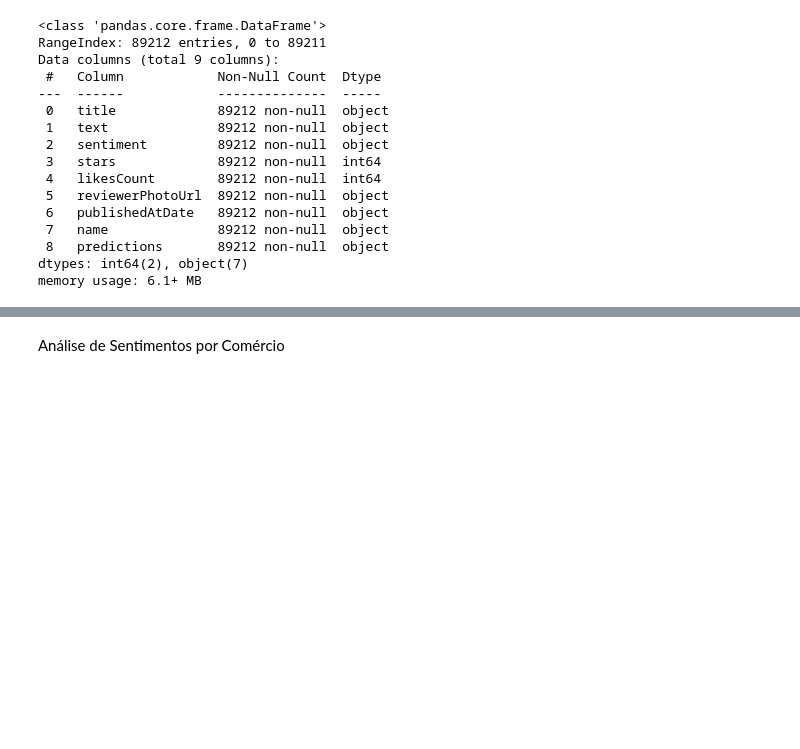
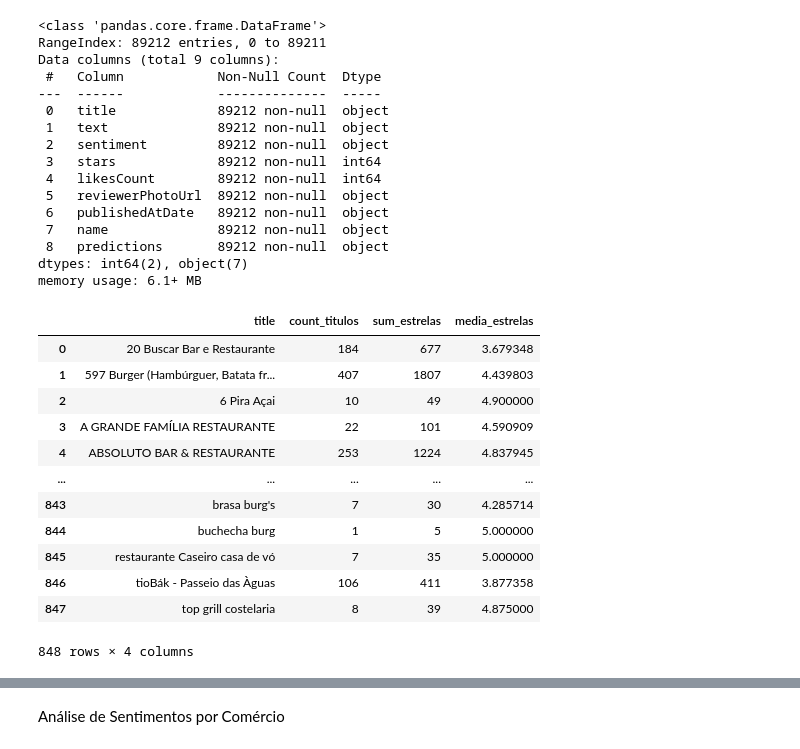
Before and after one commit to Marcos-VM-1708/PAD_JOB, a Jupyter notebook: Ask/AnalisesSentimento/AnaliseComercial.ipynb, the cells around one changed output, grey strips where cells are left out. Cells and saved outputs as stored; diff of their text form; code cells hidden in the pictures; blank space fills up the shorter version.

```diff
--- a/Ask/AnalisesSentimento/AnaliseComercial.ipynb
+++ b/Ask/AnalisesSentimento/AnaliseComercial.ipynb
@@ -64,0 +39,36 @@ dataset = pd.DataFrame({
+# %%
+grouped = dataset.groupby('title').agg(
+    #contando quantas vezes title ocorreu
+    count_titulos=('title', 'count'),
+    #soma das estrelas
+    sum_estrelas=('stars', 'sum')
+).reset_index()
+
+grouped = dataset.groupby('title').agg(
+    count_titulos=('title', 'count'),
+    sum_estrelas=('stars', 'sum')
+).reset_index()
+
+grouped['media_estrelas'] = grouped['sum_estrelas'] / grouped['count_titulos']
+
+
+frequent_titles = grouped[grouped['count_titulos'] >= 10]
+top_titles = frequent_titles.sort_values('media_estrelas', ascending=False).head(10)
+bottom_titles = frequent_titles.sort_values('media_estrelas', ascending=True).head(10)
+
+
+display(grouped)
+# %% [output]
+|  | title | count_titulos | sum_estrelas | media_estrelas |
+| 0 | 20 Buscar Bar e Restaurante | 184 | 677 | 3.679348 |
+| 1 | 597 Burger (Hambúrguer, Batata fr... | 407 | 1807 | 4.439803 |
+| 2 | 6 Pira Açai | 10 | 49 | 4.900000 |
+| 3 | A GRANDE FAMÍLIA RESTAURANTE | 22 | 101 | 4.590909 |
+| 4 | ABSOLUTO BAR & RESTAURANTE | 253 | 1224 | 4.837945 |
+| ... | ... | ... | ... | ... |
+| 843 | brasa burg's | 7 | 30 | 4.285714 |
+| 844 | buchecha burg | 1 | 5 | 5.000000 |
+| 845 | restaurante Caseiro casa de vó | 7 | 35 | 5.000000 |
+| 846 | tioBák - Passeio das Àguas | 106 | 411 | 3.877358 |
+| 847 | top grill costelaria | 8 | 39 | 4.875000 |
+848 rows × 4 columns
```
Also changed, not shown: parts of 10 cells of this notebook, 4 other files.
